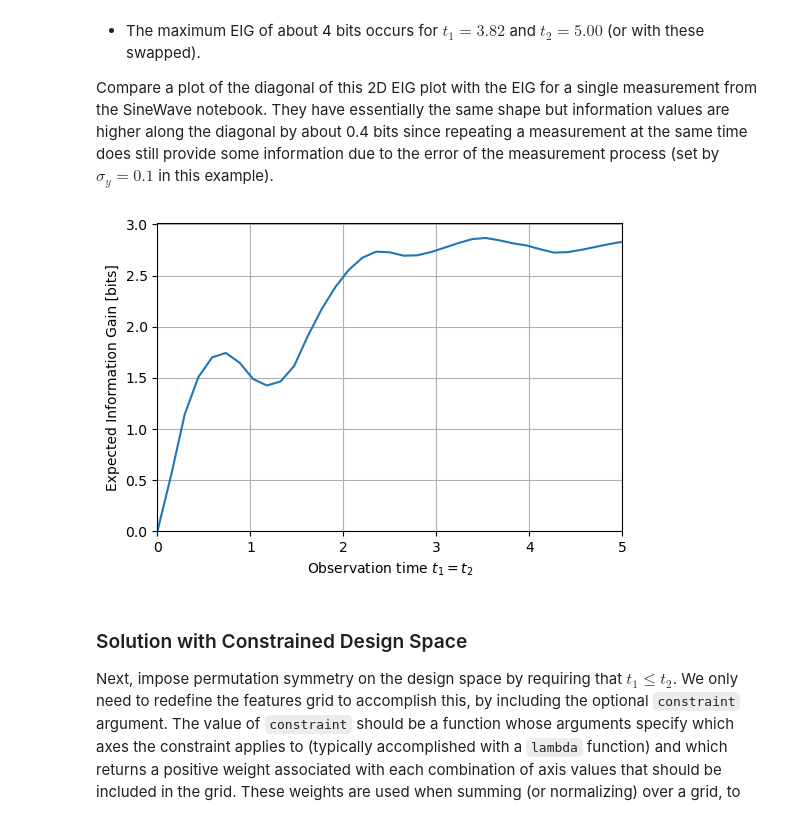
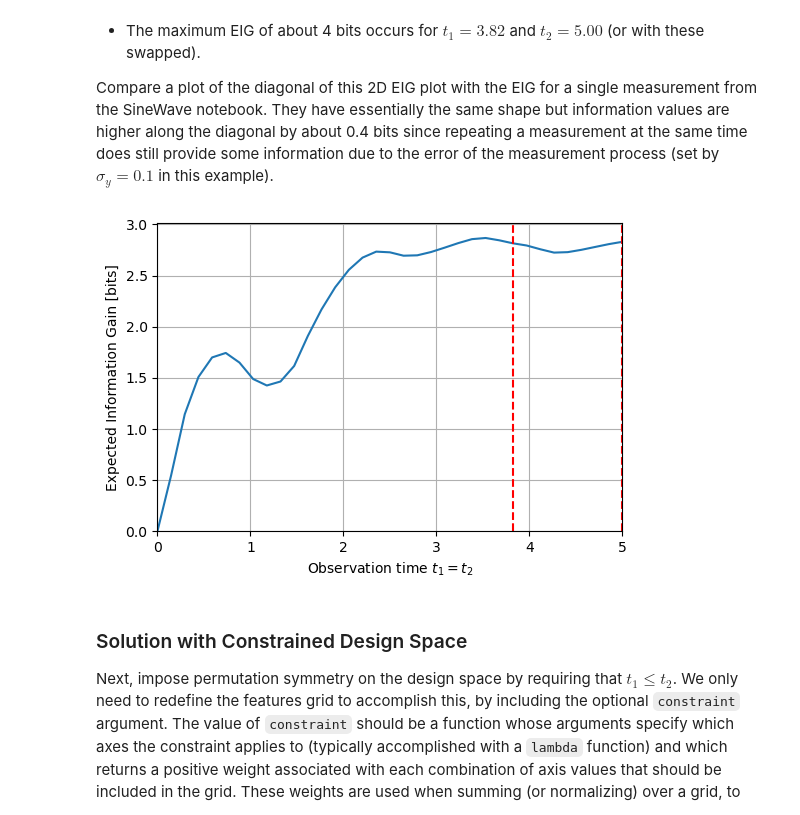
Before and after one commit to dkirkby/bayesdesign, a Jupyter notebook: examples/GridConstraints.ipynb, the cells around one changed output. Cells and saved outputs as stored; diff of their text form; code cells hidden in the pictures.

```diff
--- a/examples/GridConstraints.ipynb
+++ b/examples/GridConstraints.ipynb
@@ -48,7 +48,7 @@ designer1 = ExperimentDesigner(params1, features1, designs1, likelihood1)
 prior1 = np.ones(params1.shape)
 params1.normalize(prior1);
 # %%
-designer1.calculateEIG(prior1)
+best1 = designer1.calculateEIG(prior1)
 designer1.describe()
 # %% [output]
 GRID       designs [35:t1, 35:t2]
@@ -90,11 +80,13 @@ Compare a plot of the diagonal of this 2D EIG plot with the EIG for a single mea
 # %%
 fig, ax = plt.subplots(figsize=(6, 4))
 ax.plot(designs1.t1, np.diag(designer1.EIG))
 ax.set(xlabel='Observation time $t_1=t_2$', xlim=designs1.extent('t1'),
        ylabel='Expected Information Gain [bits]', ylim=(0, None))
+ax.axvline(best1['t1'], color='r', linestyle='--')
+ax.axvline(best1['t2'], color='r', linestyle='--')
 ax.grid();
 # %% [output]
-[figure, old version]
+[figure, new version]
 # %% [markdown]
 ### Solution with Constrained Design Space
 
```
Also changed, not shown: parts of 18 cells of this notebook, 1 other file.
